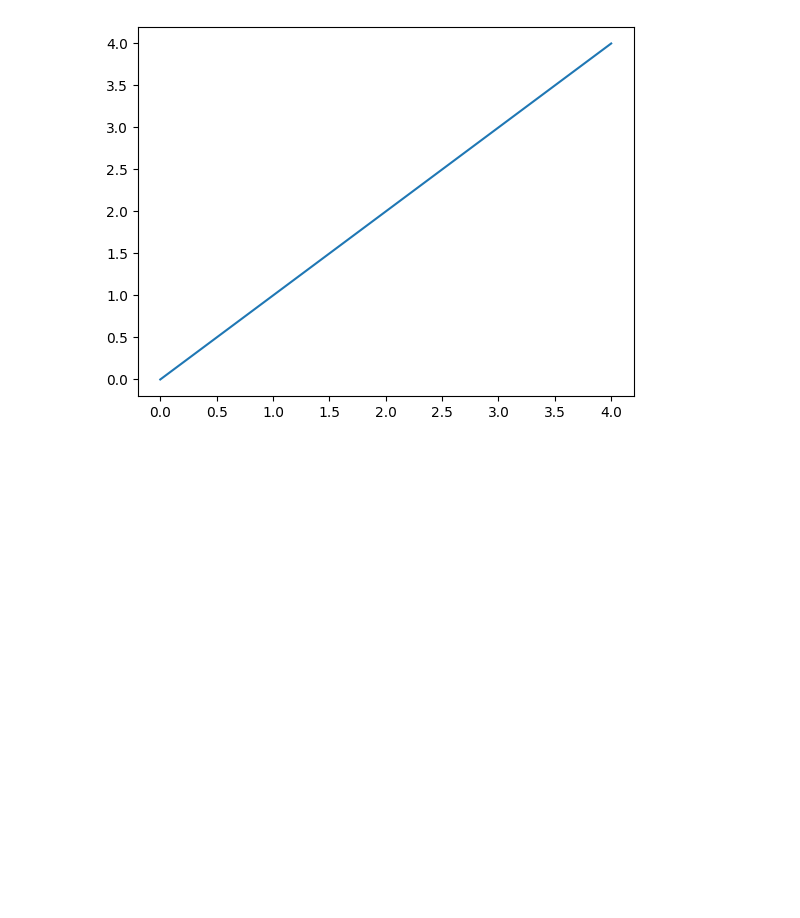
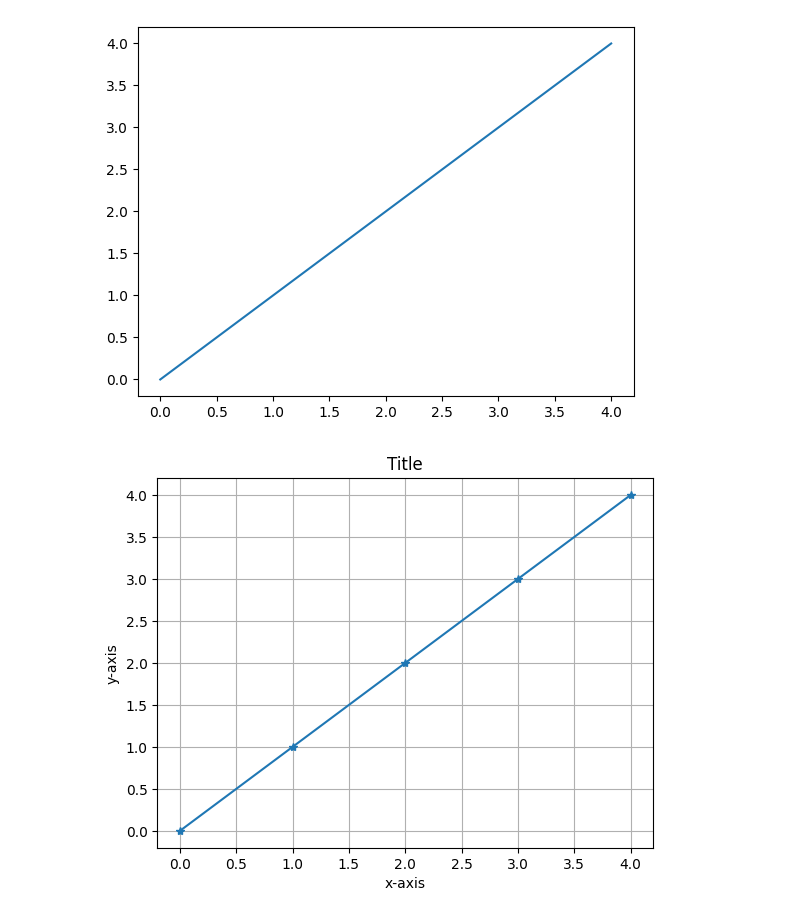
Before and after one commit to Johnkenmacharia/datascience, a Jupyter notebook: numpy.ipynb, the cells around one changed output. Cells and saved outputs as stored; diff of their text form; code cells hidden in the pictures; blank space fills up the shorter version.

```diff
--- a/numpy.ipynb
+++ b/numpy.ipynb
@@ -68,3 +68,15 @@ plt.plot(x,y)
 plt.show()
 # %% [output]
 [figure]
+# %%
+x =np.array([0,1,2,3,4])
+y =np.array([0,1,2,3,4])
+
+plt.plot(x,y, marker = "*")
+plt.title("Title")
+plt.xlabel("x-axis")
+plt.ylabel("y-axis")
+plt.grid()
+plt.show()
+# %% [output]
+[figure, added]
```
Also changed, not shown: parts of 7 cells of this notebook.
